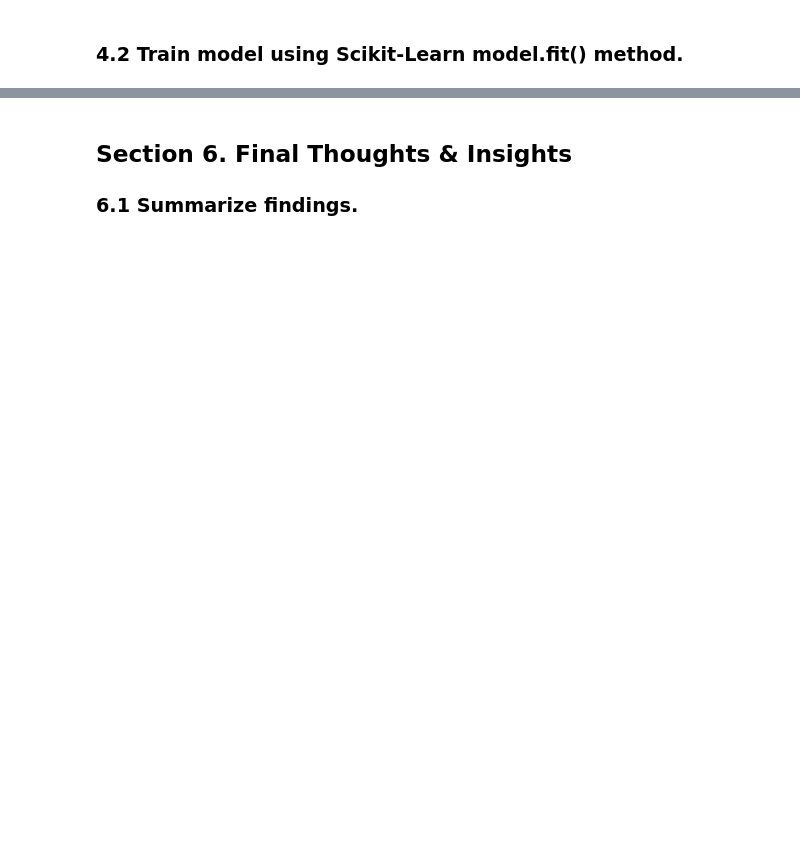
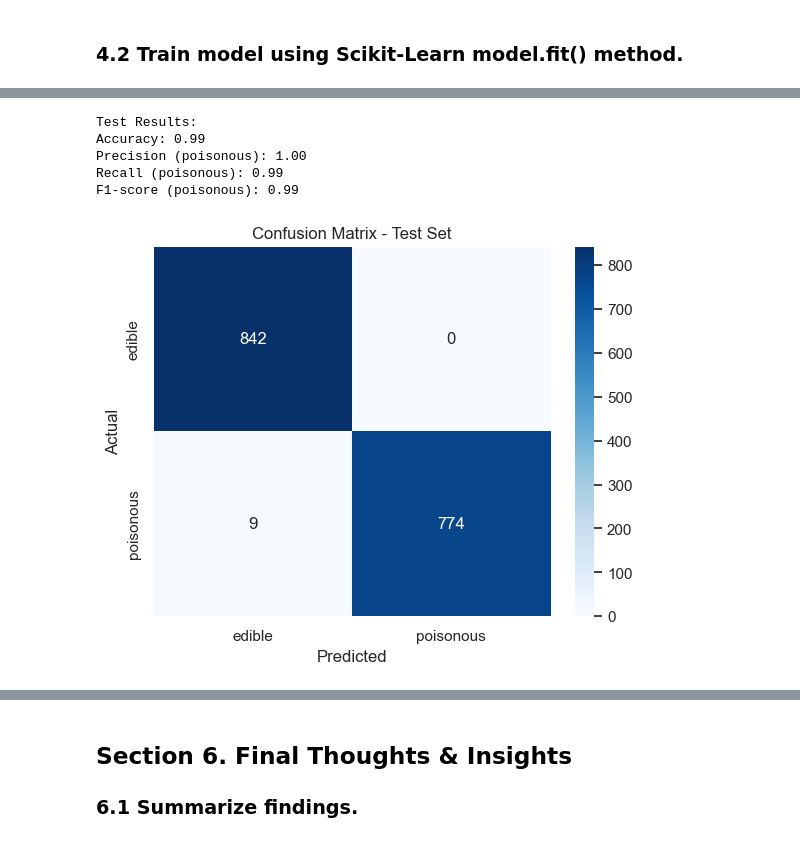
Before and after one commit to abeaderstadt/ml_classification_beaderstadt, a Jupyter notebook: classification_beaderstadt.ipynb, the cells around one changed output, grey strips where cells are left out. Saved outputs shown, nothing was run; the diff lists cells and outputs as text; code cells hidden in the pictures; blank space fills up the shorter version.

```diff
--- a/classification_beaderstadt.ipynb
+++ b/classification_beaderstadt.ipynb
@@ -259,0 +387,30 @@ X_scaled = scaler.fit_transform(X_encoded)  # only for SVM / Neural Network
+# %%
+# -----------------------------
+# Test predictions & evaluation
+# -----------------------------
+y_test_pred = dt_model.predict(X_test)
+
+acc_test = accuracy_score(y_test, y_test_pred)
+prec_test = precision_score(y_test, y_test_pred, pos_label='poisonous')
+rec_test = recall_score(y_test, y_test_pred, pos_label='poisonous')
+f1_test = f1_score(y_test, y_test_pred, pos_label='poisonous')
+cm_test = confusion_matrix(y_test, y_test_pred, labels=['edible','poisonous'])
+
+print("Test Results:")
+print(f"Accuracy: {acc_test:.2f}")
+print(f"Precision (poisonous): {prec_test:.2f}")
+print(f"Recall (poisonous): {rec_test:.2f}")
+print(f"F1-score (poisonous): {f1_test:.2f}")
+
+sns.heatmap(cm_test, annot=True, fmt='d', cmap='Blues', xticklabels=['edible','poisonous'], yticklabels=['edible','poisonous'])
+plt.title('Confusion Matrix - Test Set')
+plt.xlabel('Predicted')
+plt.ylabel('Actual')
+plt.show()
+# %% [output]
+Test Results:
+Accuracy: 0.99
+Precision (poisonous): 1.00
+Recall (poisonous): 0.99
+F1-score (poisonous): 0.99
+[figure, added]
```
Also changed, not shown: parts of 38 cells of this notebook, 1 other file.
